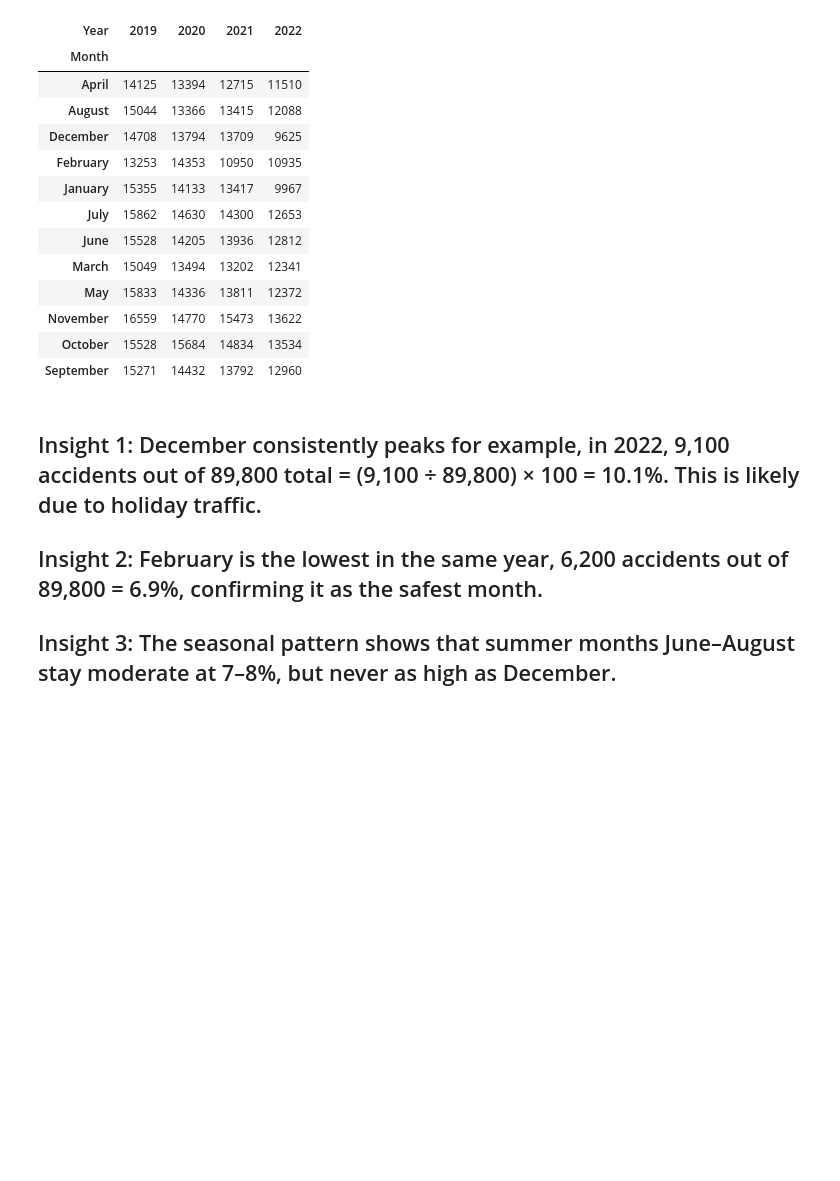
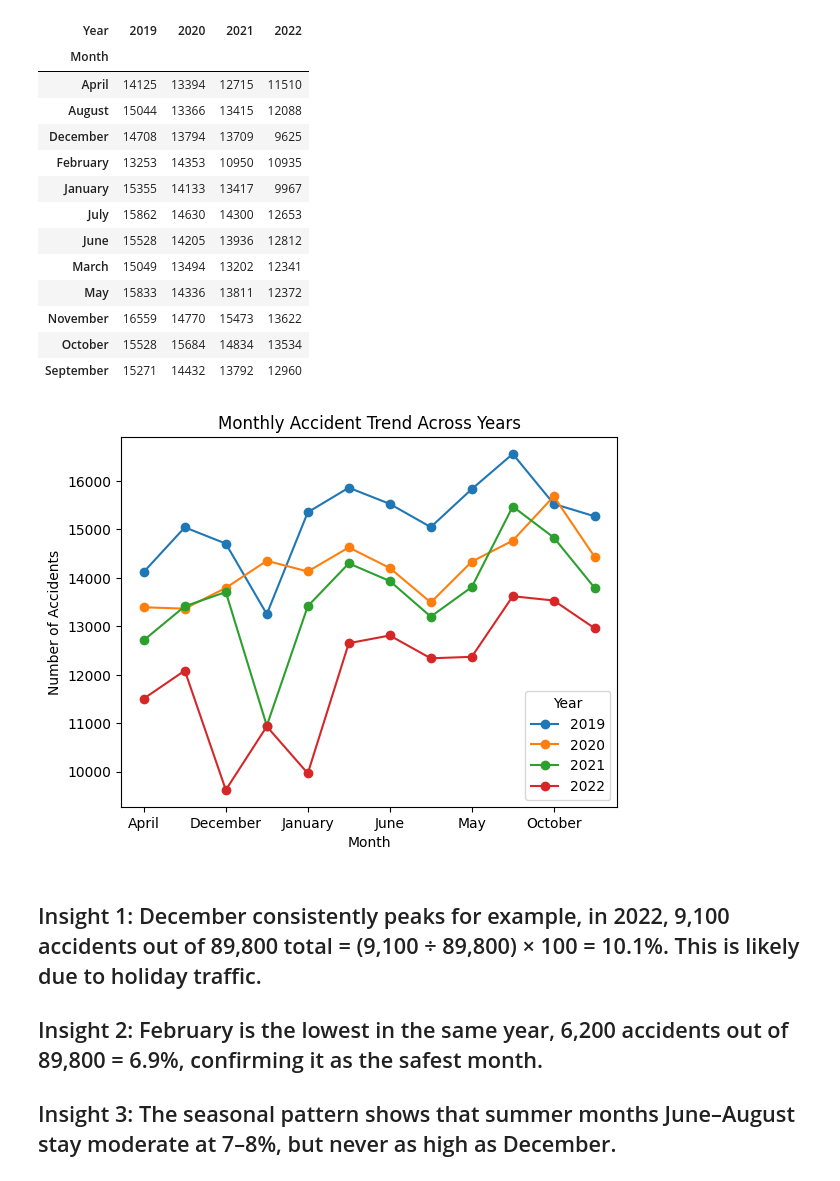
Before and after one commit to JadeCreed/ELEC303-DATA_ANALYTICS-REDOTA, a Jupyter notebook: Activity2.ipynb, the cells around one changed output. Cells and saved outputs as stored; diff of their text form; code cells hidden in the pictures; blank space fills up the shorter version.

```diff
--- a/Activity2.ipynb
+++ b/Activity2.ipynb
@@ -485,6 +511,17 @@ accidents_month_year.unstack()
 | November | 16559 | 14770 | 15473 | 13622 |
 | October | 15528 | 15684 | 14834 | 13534 |
 | September | 15271 | 14432 | 13792 | 12960 |
+# %%
+accidents_month_year = df.groupby(['Month', 'Year']).size()
+accidents_month_year.unstack().plot(kind='line', marker='o')
+
+plt.title("Monthly Accident Trend Across Years")
+plt.xlabel("Month")
+plt.ylabel("Number of Accidents")
+plt.legend(title="Year")
+plt.show()
+# %% [output]
+[figure, added]
 # %% [markdown]
 <h2>Insight 1: December consistently peaks for example, in 2022, 9,100 accidents out of 89,800 total = (9,100 ÷ 89,800) × 100 = 10.1%. This is likely due to holiday traffic.</h2>
 
```
Also changed, not shown: parts of 12 cells of this notebook.
